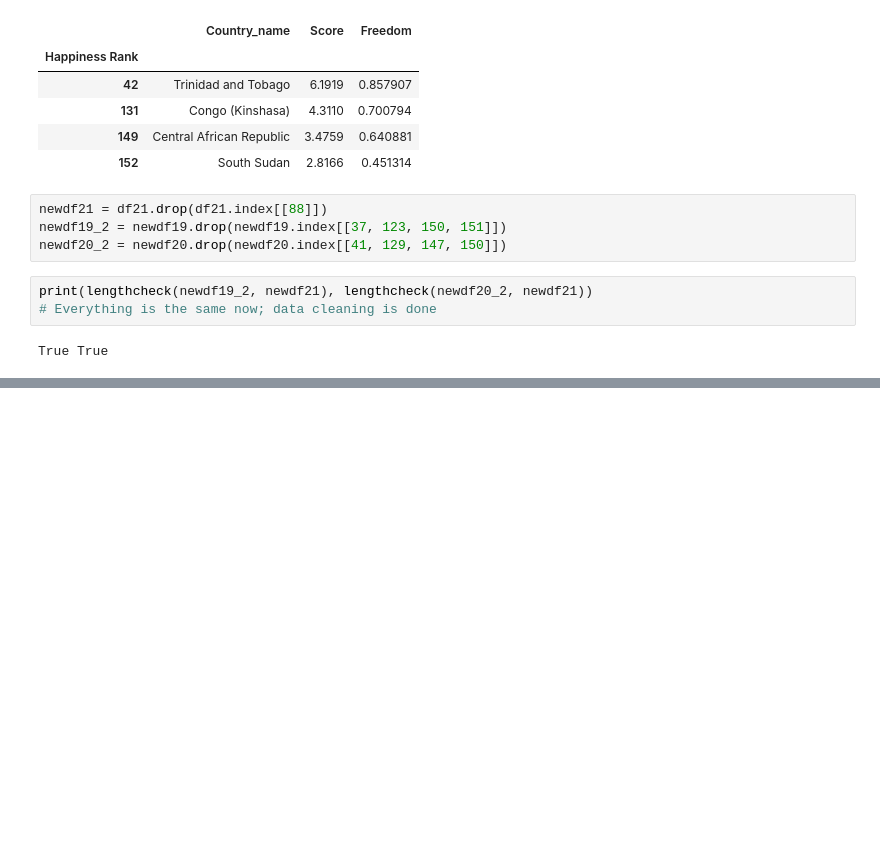
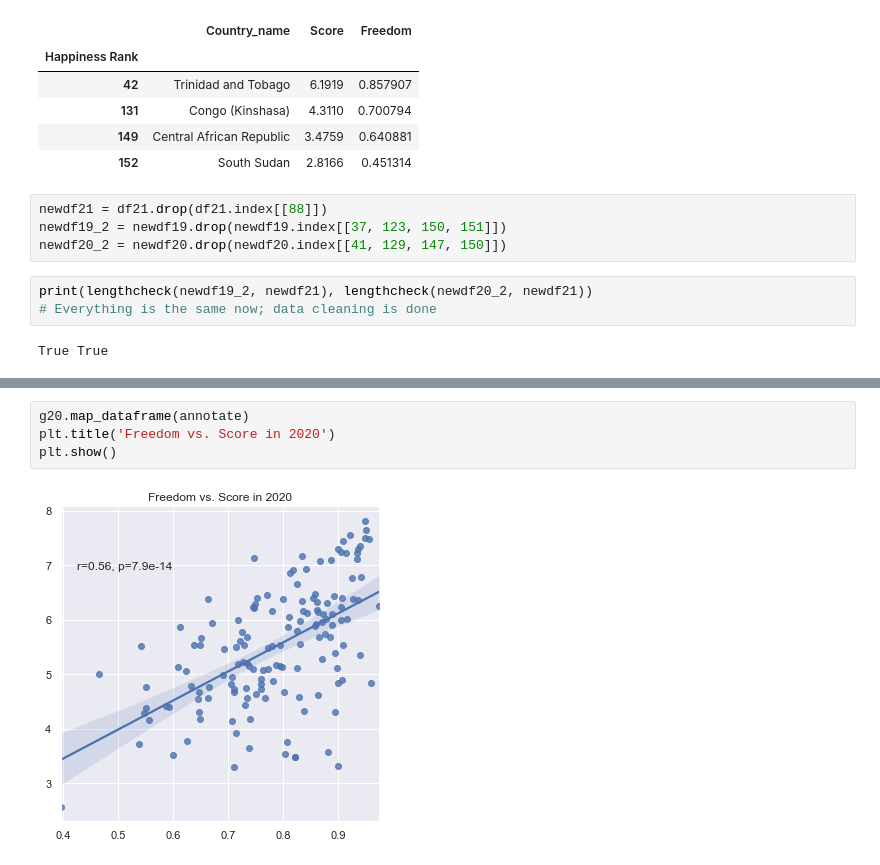
Before and after one commit to torrancefredell/Forge-Launch-Project, a Jupyter notebook: Forge Launch Project.ipynb, the cells around one changed output, grey strips where cells are left out. Cells and saved outputs as stored; diff of their text form; blank space fills up the shorter version.

```diff
--- a/Forge Launch Project.ipynb
+++ b/Forge Launch Project.ipynb
@@ -311,0 +400,6 @@ The average happiness score for 2021 was 5.535101351351349
+# %%
+g20.map_dataframe(annotate)
+plt.title('Freedom vs. Score in 2020')
+plt.show()
+# %% [output]
+[figure, added]
```
Also changed, not shown: parts of 22 cells of this notebook.
